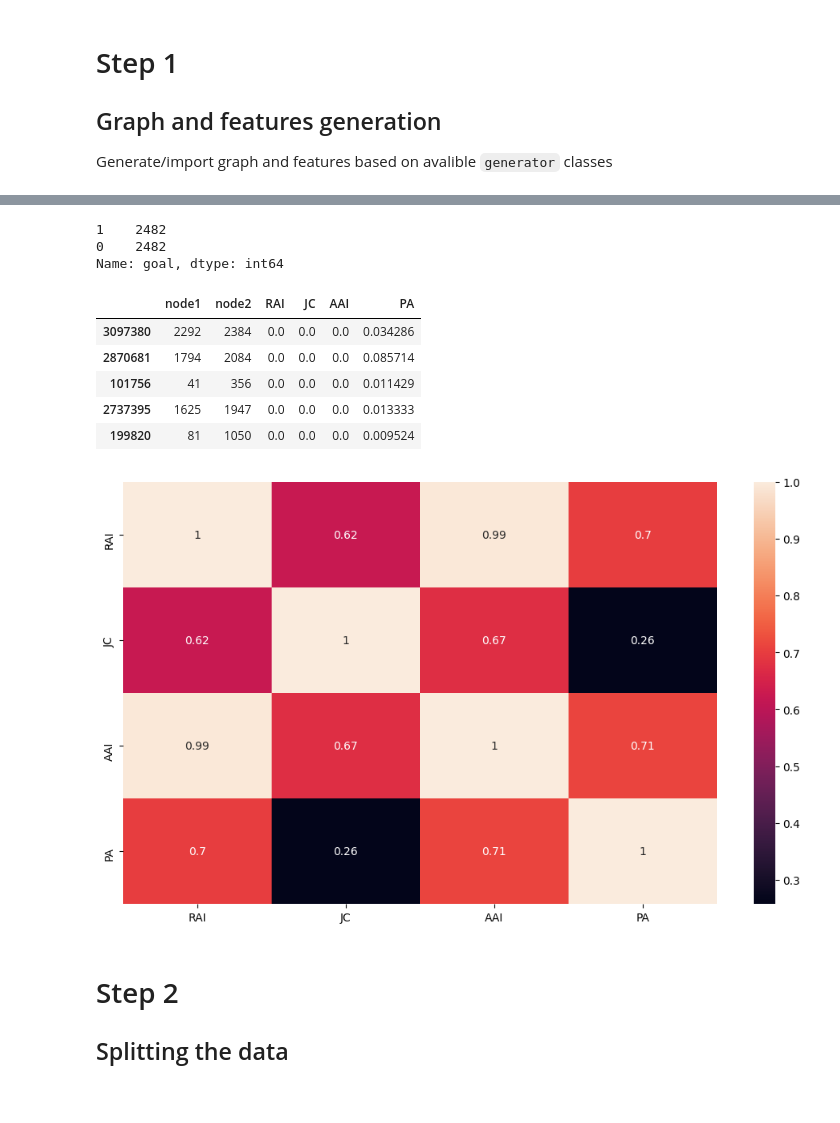
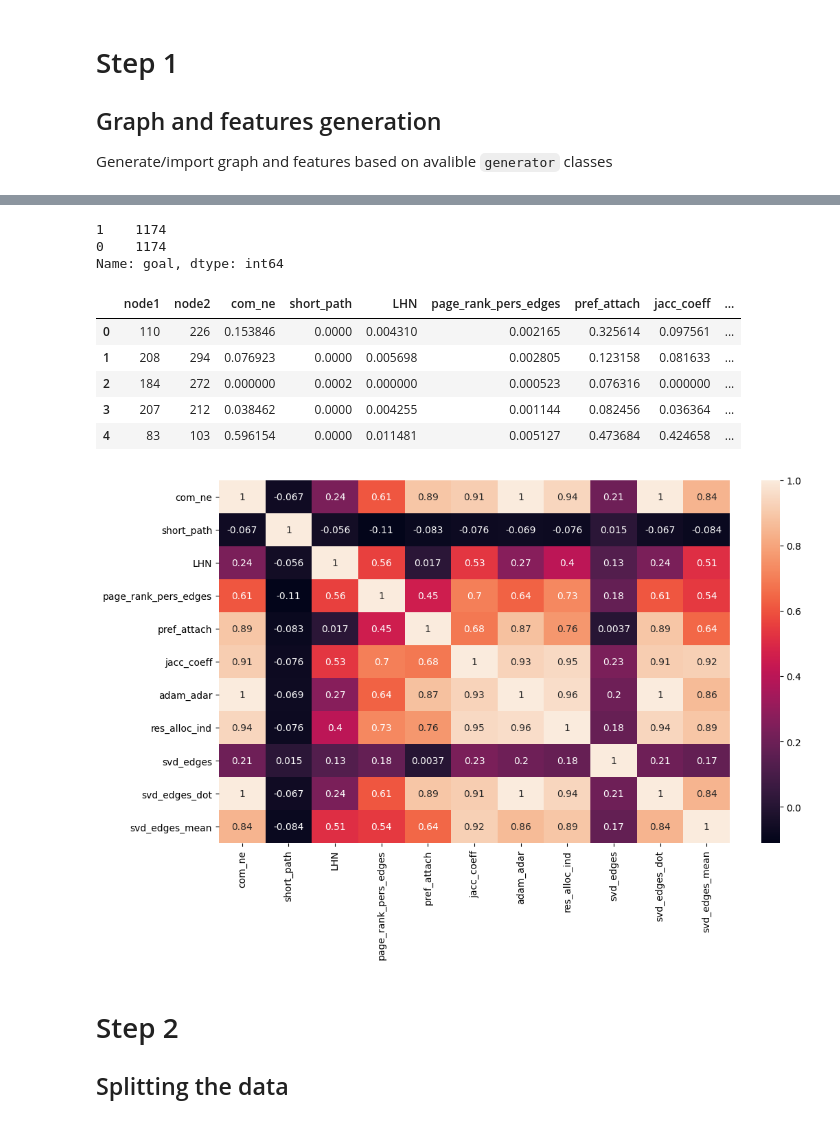
Before and after one commit to andrey-antonov-j4133c/link_prediction, a Jupyter notebook: experiments.ipynb, the cells around one changed output, grey strips where cells are left out. Saved outputs shown, nothing was run; the diff lists cells and outputs as text; code cells hidden in the pictures.

```diff
--- a/experiments.ipynb
+++ b/experiments.ipynb
@@ -32,7 +32,7 @@ quality_class_names = ['exelent', 'good', 'ok', 'poor']     # quality classes na
 
 Generate/import graph and features based on avalible `generator` classes
 # %%
-generator = LFR(n=2500, t1=3, t2=1.5, m=0.1, seed=seed)
+generator = LFR(n=500, t1=3, t2=1.5, m=0.1, seed=seed)
 #generator = OLP(network_index=0)
 
 ground_truth_df = generator.get_df()
@@ -46,24 +56,24 @@ feature_names
 # %%
 ground_truth_df['goal'].value_counts()
 # %% [output]
-1    2482
-0    2482
+1    1174
+0    1174
 Name: goal, dtype: int64
 # %%
 features_df.head(5)
 # %% [output]
-|  | node1 | node2 | RAI | JC | AAI | PA |
-| 3097380 | 2292 | 2384 | 0.0 | 0.0 | 0.0 | 0.034286 |
-| 2870681 | 1794 | 2084 | 0.0 | 0.0 | 0.0 | 0.085714 |
-| 101756 | 41 | 356 | 0.0 | 0.0 | 0.0 | 0.011429 |
-| 2737395 | 1625 | 1947 | 0.0 | 0.0 | 0.0 | 0.013333 |
-| 199820 | 81 | 1050 | 0.0 | 0.0 | 0.0 | 0.009524 |
+|  | node1 | node2 | com_ne | short_path | LHN | page_rank_pers_edges | pref_attach | jacc_coeff | ... |
+| 0 | 110 | 226 | 0.153846 | 0.0000 | 0.004310 | 0.002165 | 0.325614 | 0.097561 | ... |
+| 1 | 208 | 294 | 0.076923 | 0.0000 | 0.005698 | 0.002805 | 0.123158 | 0.081633 | ... |
+| 2 | 184 | 272 | 0.000000 | 0.0002 | 0.000000 | 0.000523 | 0.076316 | 0.000000 | ... |
+| 3 | 207 | 212 | 0.038462 | 0.0000 | 0.004255 | 0.001144 | 0.082456 | 0.036364 | ... |
+| 4 | 83 | 103 | 0.596154 | 0.0000 | 0.011481 | 0.005127 | 0.473684 | 0.424658 | ... |
 # %%
-corrMatrix = features_df[['RAI', 'JC', 'AAI', 'PA']].corr()
+corrMatrix = features_df[feature_names].corr()
 sn.heatmap(corrMatrix, annot=True)
 plt.show()
 # %% [output]
-[figure, old version]
+[figure, new version]
 # %% [markdown]
 # Step 2
 ## Splitting the data
```
Also changed, not shown: parts of 18 cells of this notebook, 13 other files.
